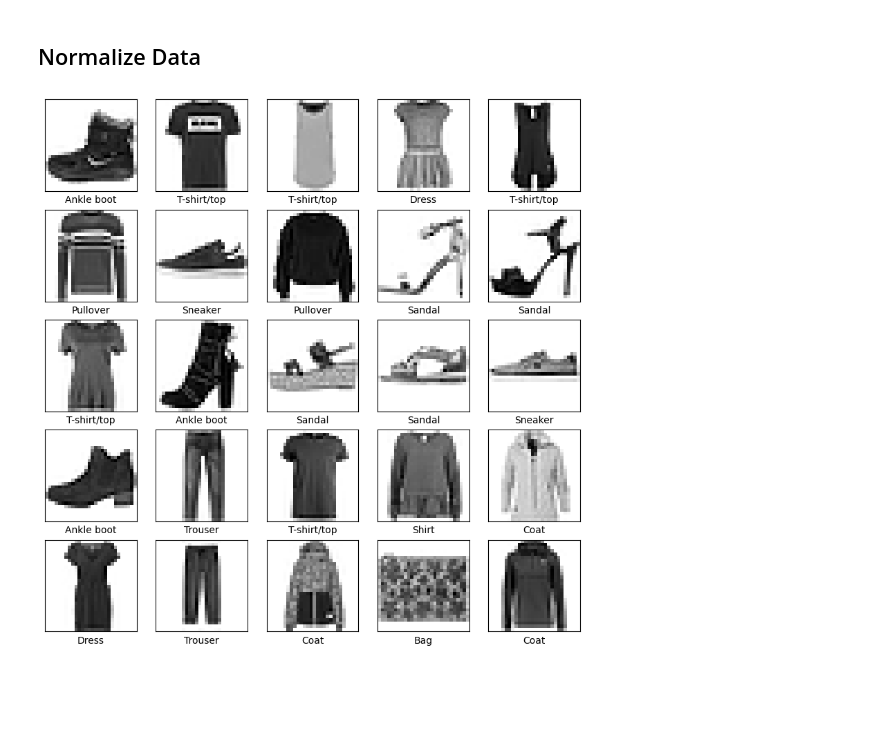
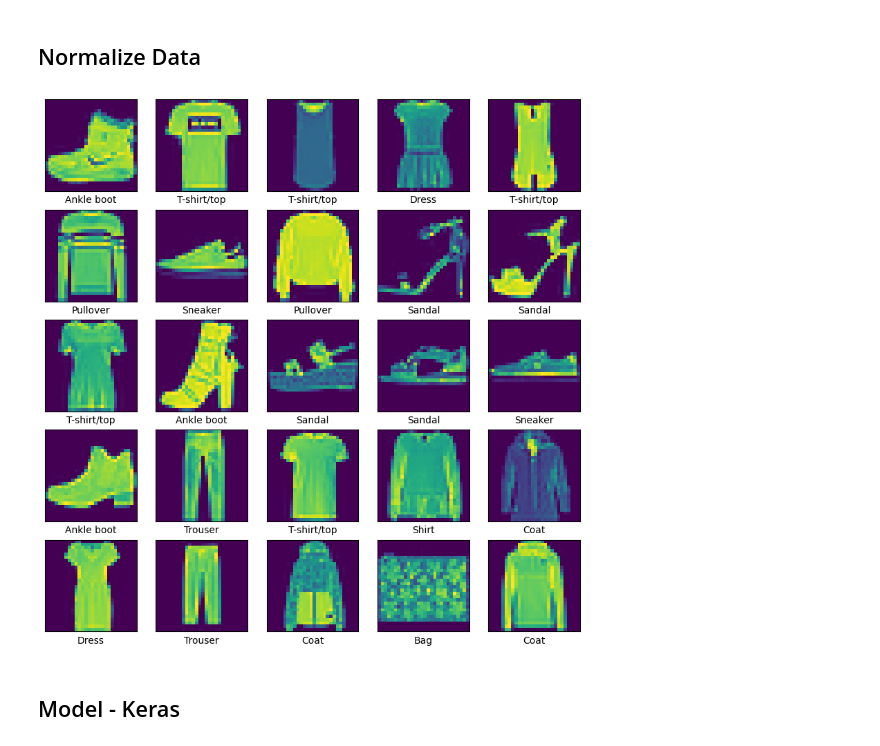
Before and after one commit to Carlos3du/ImageProcessing, a Jupyter notebook: CatsVSDogs/notebook.ipynb, the cells around one changed output. Drawn from its saved outputs; the diff is of its cells as text; code cells hidden in the pictures; blank space fills up the shorter version.

```diff
--- a/CatsVSDogs/notebook.ipynb
+++ b/CatsVSDogs/notebook.ipynb
@@ -49,15 +40,17 @@ x_test = x_test / 255.0
 # %%
 class_names = ['T-shirt/top', 'Trouser', 'Pullover', 'Dress', 'Coat',
                'Sandal', 'Shirt', 'Sneaker', 'Bag', 'Ankle boot']
 
 plt.figure(figsize=(10,10))
 for i in range(25):
     plt.subplot(5,5,i+1)
     plt.xticks([])
     plt.yticks([])
     plt.grid(False)
-    plt.imshow(x_train[i], cmap=plt.cm.binary)
+    plt.imshow(x_train[i])
     plt.xlabel(class_names[y_train[i]])
 plt.show()
 # %% [output]
-[figure, old version]
+[figure, new version]
+# %% [markdown]
+## Model - Keras
```
Also changed, not shown: parts of 17 cells of this notebook.
